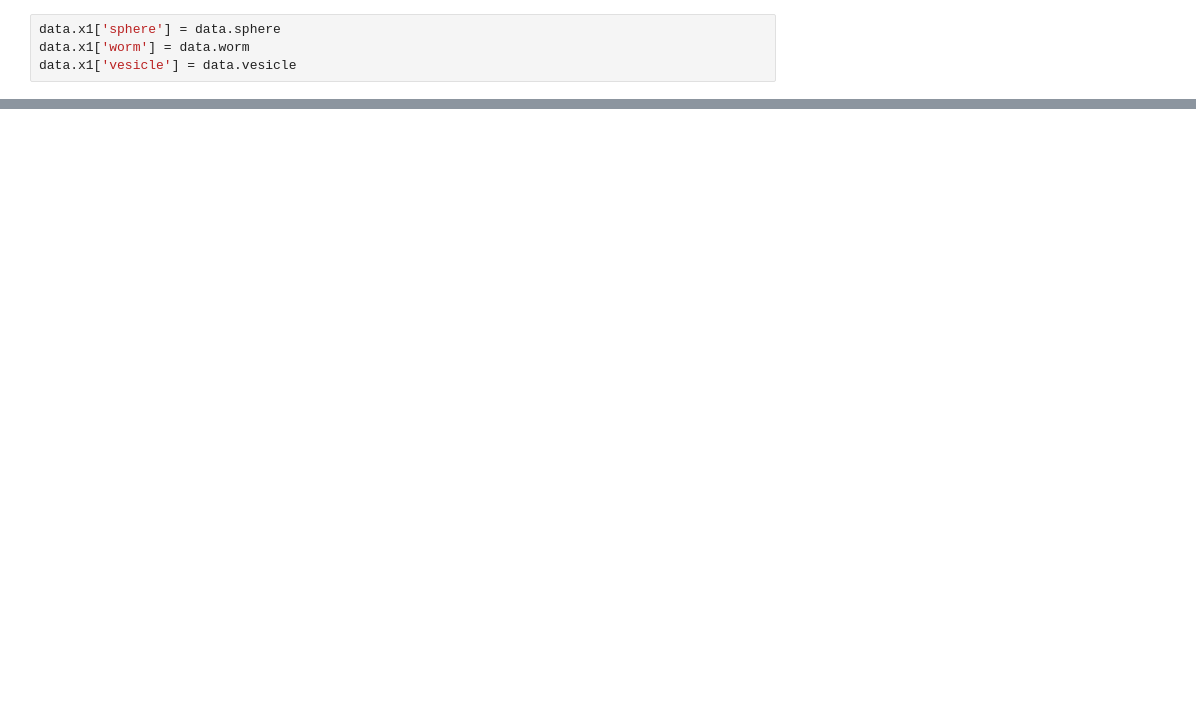
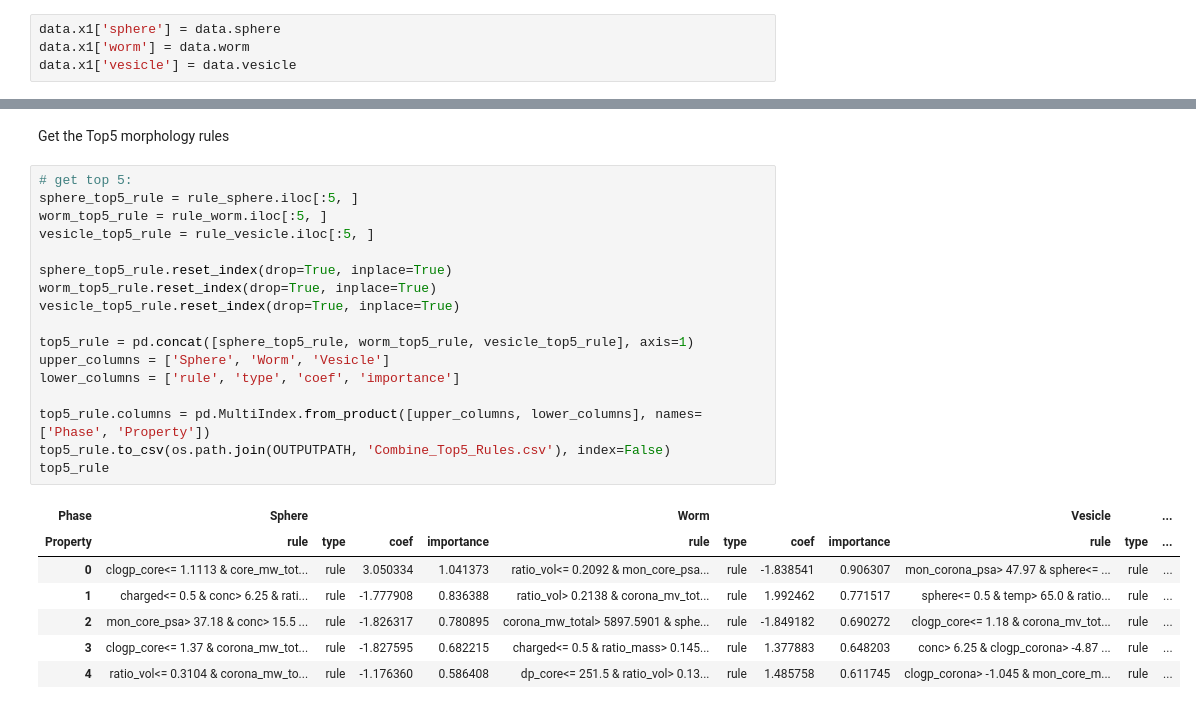
Before and after one commit to marioboley/PISA_ML, a Jupyter notebook: rules.ipynb, the cells around one changed output, grey strips where cells are left out. Drawn from its saved outputs; the diff is of its cells as text; blank space fills up the shorter version.

```diff
--- a/rules.ipynb
+++ b/rules.ipynb
@@ -102,0 +108,27 @@ rule_other
+# %% [markdown]
+Get the Top5 morphology rules
+# %%
+# get top 5:
+sphere_top5_rule = rule_sphere.iloc[:5, ]
+worm_top5_rule = rule_worm.iloc[:5, ]
+vesicle_top5_rule = rule_vesicle.iloc[:5, ]
+
+sphere_top5_rule.reset_index(drop=True, inplace=True)
+worm_top5_rule.reset_index(drop=True, inplace=True)
+vesicle_top5_rule.reset_index(drop=True, inplace=True)
+
+top5_rule = pd.concat([sphere_top5_rule, worm_top5_rule, vesicle_top5_rule], axis=1)
+upper_columns = ['Sphere', 'Worm', 'Vesicle']
+lower_columns = ['rule', 'type', 'coef', 'importance']
+
+top5_rule.columns = pd.MultiIndex.from_product([upper_columns, lower_columns], names=['Phase', 'Property'])
+top5_rule.to_csv(os.path.join(OUTPUTPATH, 'Combine_Top5_Rules.csv'), index=False)
+top5_rule
+# %% [output]
+| Phase | Sphere |  |  |  | Worm |  |  |  | Vesicle |  | ... |
+| Property | rule | type | coef | importance | rule | type | coef | importance | rule | type | ... |
+| 0 | clogp_core<= 1.1113 & core_mw_tot... | rule | 3.050334 | 1.041373 | ratio_vol<= 0.2092 & mon_core_psa... | rule | -1.838541 | 0.906307 | mon_corona_psa> 47.97 & sphere<= ... | rule | ... |
+| 1 | charged<= 0.5 & conc> 6.25 & rati... | rule | -1.777908 | 0.836388 | ratio_vol> 0.2138 & corona_mv_tot... | rule | 1.992462 | 0.771517 | sphere<= 0.5 & temp> 65.0 & ratio... | rule | ... |
+| 2 | mon_core_psa> 37.18 & conc> 15.5 ... | rule | -1.826317 | 0.780895 | corona_mw_total> 5897.5901 & sphe... | rule | -1.849182 | 0.690272 | clogp_core<= 1.18 & corona_mv_tot... | rule | ... |
+| 3 | clogp_core<= 1.37 & corona_mw_tot... | rule | -1.827595 | 0.682215 | charged<= 0.5 & ratio_mass> 0.145... | rule | 1.377883 | 0.648203 | conc> 6.25 & clogp_corona> -4.87 ... | rule | ... |
+| 4 | ratio_vol<= 0.3104 & corona_mw_to... | rule | -1.176360 | 0.586408 | dp_core<= 251.5 & ratio_vol> 0.13... | rule | 1.485758 | 0.611745 | clogp_corona> -1.045 & mon_core_m... | rule | ... |
```
Also changed, not shown: parts of 8 cells of this notebook.
